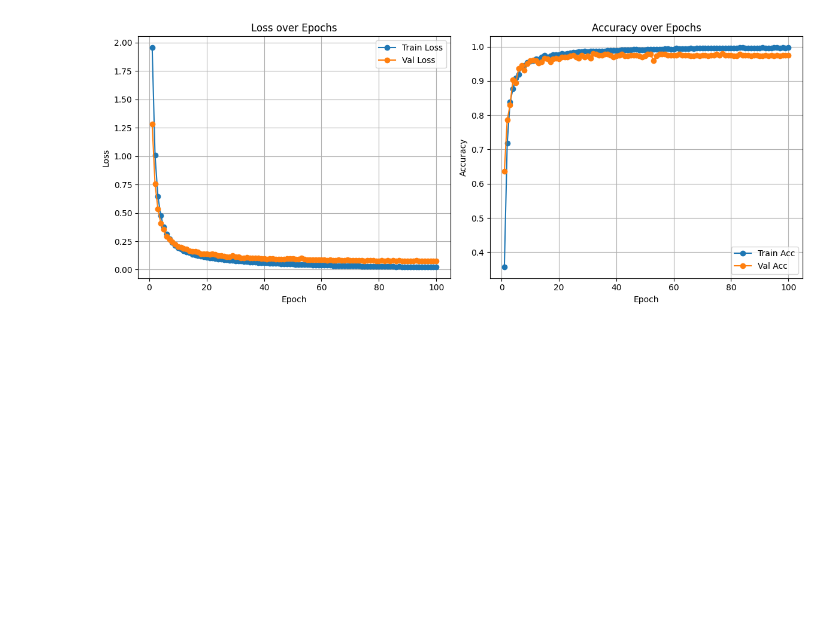
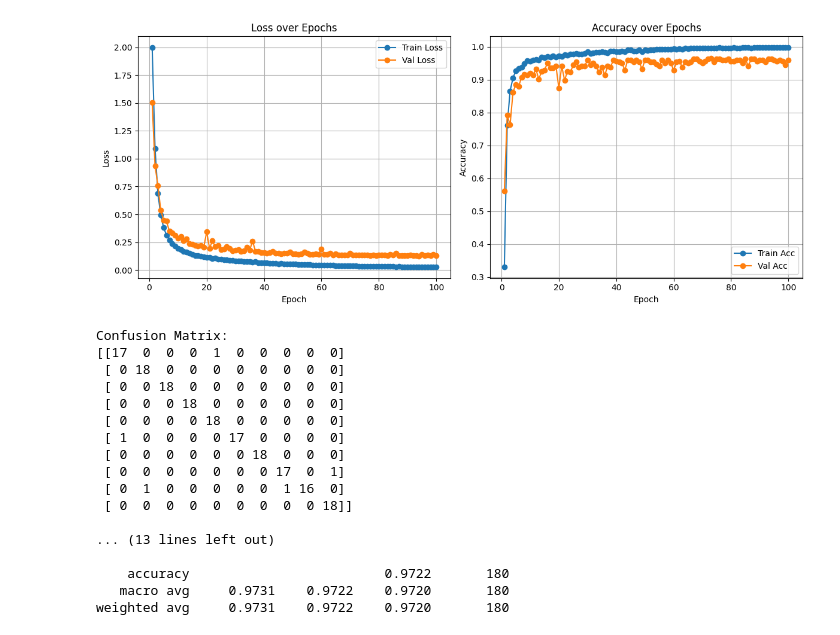
Before and after one commit to CalinTeacu/PracticaWeek4, a Jupyter notebook: week4.ipynb, the cells around one changed output. Drawn from its saved outputs; the diff is of its cells as text; code cells hidden in the pictures; blank space fills up the shorter version.

```diff
--- a/week4.ipynb
+++ b/week4.ipynb
@@ -97,20 +100,29 @@ digits = load_digits(n_class=num_classes)
 X, y = digits.data, digits.target
 
 # Split into training and validation sets
+X_trainval, X_test, y_trainval, y_test = train_test_split(
+    X, y,
+    test_size=0.10,
+    random_state=1,
+    stratify=y
+)
+
 X_train, X_val, y_train, y_val = train_test_split(
-    X, y,
+    X_trainval, y_trainval,
     test_size=0.20,
     random_state=1,
-    stratify=y
+    stratify=y_trainval
 )
 
 # Create PyTorch datasets and dataloaders
 train_dataset = DigitsDataset(X_train, y_train)
 val_dataset = DigitsDataset(X_val, y_val)
+test_dataset =DigitsDataset(X_test, y_test)
 
 batch_size = 64
 train_loader = DataLoader(train_dataset, batch_size=batch_size, shuffle=True)
 val_loader = DataLoader(val_dataset, batch_size=batch_size, shuffle=False)
+test_loader = DataLoader(test_dataset, batch_size=batch_size, shuffle=False)
 
 # --- Model, Loss, and Optimizer Setup ---
 device = torch.device("cuda" if torch.cuda.is_available() else "cpu")
@@ -124,10 +136,16 @@ train_losses = []
 val_losses = []
 train_accuracies = []
 val_accuracies = []
+best_val_acc = 0.0
+best_model_wts = copy.deepcopy(model.state_dict())
 
 for epoch in range(num_epochs):
     train_loss, train_acc = train(model, train_loader, criterion, optimizer, device)
     val_loss, val_acc = validate(model, val_loader, criterion, device)
+
+    if val_acc > best_val_acc:
+        best_val_acc = val_acc
+        best_model_wts = copy.deepcopy(model.state_dict())
 
     train_losses.append(train_loss)
     val_losses.append(val_loss)
@@ -137,6 +155,24 @@ for epoch in range(num_epochs):
     print(f"Epoch {epoch+1}/{num_epochs} | "
           f"Train Loss: {train_loss:.4f} | Train Acc: {train_acc:.4f} | "
           f"Val Loss: {val_loss:.4f} | Val Acc: {val_acc:.4f}")
+
+model.load_state_dict(best_model_wts)
+
+test_loss, test_acc = validate(model, test_loader, criterion, device)
+print(f"\n>>> TEST Loss: {test_loss:.4f} | TEST ACC: {test_acc:.4f}\n")
+
+all_preds, all_labels = [], []
+model.eval()
+with torch.no_grad():
+    for Xb, yb in test_loader:
+        Xb, yb = Xb.to(device), yb.to(device)
+        logits = model(Xb)
+        preds = logits.argmax(dim=1)
+        all_preds .append(preds.cpu().numpy())
+        all_labels.append(yb.cpu().numpy())
+
+all_preds = np.concatenate(all_preds)
+all_labels = np.concatenate(all_labels)
 
 
 epochs = list(range(1, num_epochs + 1))
@@ -163,4 +199,10 @@ plt.grid(True)
 
 plt.tight_layout()
 plt.show()
+
+
+print("Confusion Matrix:")
+print(confusion_matrix(all_labels, all_preds))
+print("\nClassification Report:")
+print(classification_report(all_labels, all_preds, digits=4))
 # %% [output]
@@ -184 +226,18 @@ Epoch 100/100 | Train Loss: 0.0218 | Train Acc: 0.9979 | Val Loss: 0.0761 | Val
-[figure, old version]
+[figure, new version]
+Confusion Matrix:
+[[17  0  0  0  1  0  0  0  0  0]
+ [ 0 18  0  0  0  0  0  0  0  0]
+ [ 0  0 18  0  0  0  0  0  0  0]
+ [ 0  0  0 18  0  0  0  0  0  0]
+ [ 0  0  0  0 18  0  0  0  0  0]
+ [ 1  0  0  0  0 17  0  0  0  0]
+ [ 0  0  0  0  0  0 18  0  0  0]
+ [ 0  0  0  0  0  0  0 17  0  1]
+ [ 0  1  0  0  0  0  0  1 16  0]
+ [ 0  0  0  0  0  0  0  0  0 18]]
+
+... (13 lines left out)
+
+    accuracy                         0.9722       180
+   macro avg     0.9731    0.9722    0.9720       180
+weighted avg     0.9731    0.9722    0.9720       180
```
Also changed, not shown: parts of 2 cells of this notebook.
